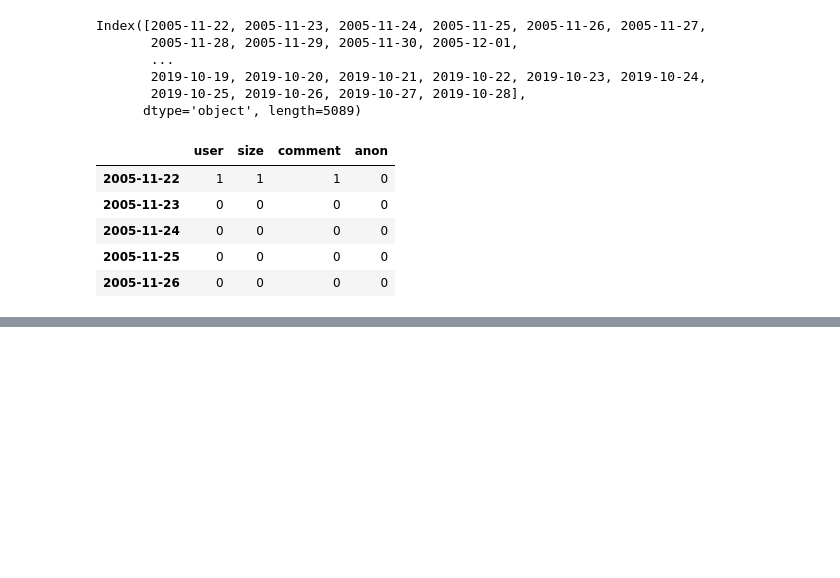
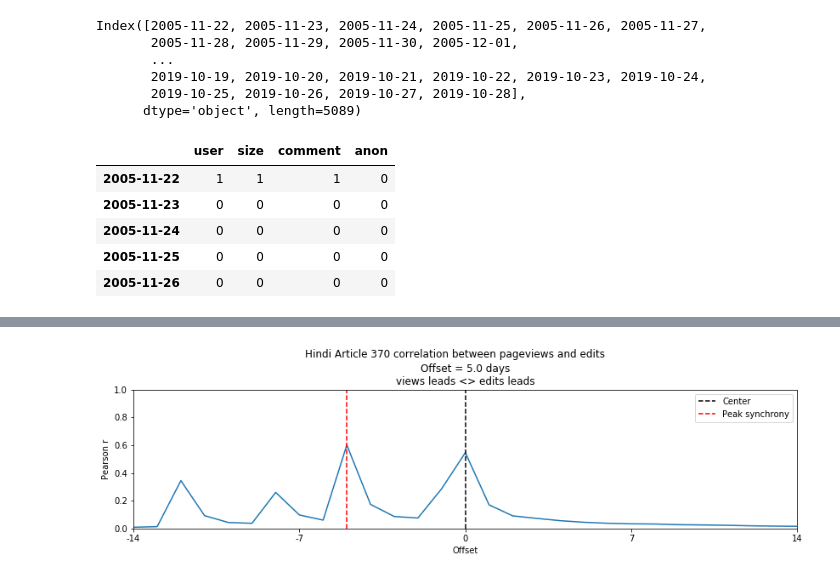
Before and after one commit to ViralNotPrasad/cscw-wiki, a Jupyter notebook: R/Pageviews.ipynb, the cells around one changed output, grey strips where cells are left out. Cells and saved outputs as stored; diff of their text form; code cells hidden in the pictures; blank space fills up the shorter version.

```diff
--- a/R/Pageviews.ipynb
+++ b/R/Pageviews.ipynb
@@ -275,0 +299,8 @@ plt.legend()
+# %%
+# Hindi
+
+edits = getEdits("../data/revisions/rev_article_hi_29-10-2019 23-52-49.json")
+
+corrPlot(df['views'], edits['total'], "Hindi Article 370")
+# %% [output]
+[figure, added]
```
Also changed, not shown: parts of 12 cells of this notebook, 1 other file.
